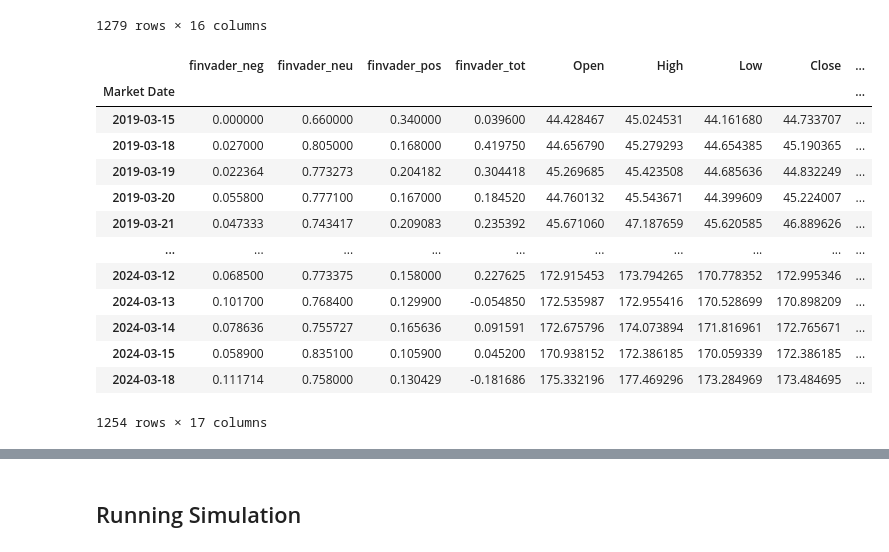
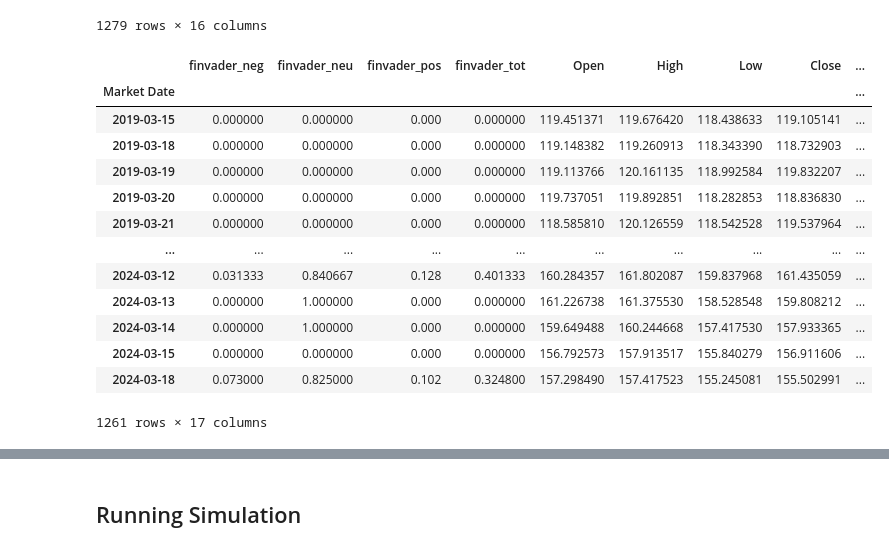
Before and after one commit to jguhit/Erdos-DS-2024-newsworthy, a Jupyter notebook: models/logistic.ipynb, the cells around one changed output, grey strips where cells are left out. Cells and saved outputs as stored; diff of their text form; code cells hidden in the pictures.

```diff
--- a/models/logistic.ipynb
+++ b/models/logistic.ipynb
@@ -107,6 +108,7 @@ df_mean
 labels = {'pos_art_count':'pos', 'neg_art_count':'neg', 'neu_art_count':'neu'}
 for l in labels:
     df_mean[l] = df_mean.apply(lambda x: counts.loc[x['Market Date'], x['Ticker']][labels[l]], axis = 1)
+df_mean.loc[df_mean['finvader_tot'].isna(), 'neu_art_count'] = 0
 df_mean['total_articles'] = df_mean['pos_art_count'] + df_mean['neg_art_count'] + df_mean['neu_art_count']
 # %%
 df_mean['Market Date'] = pd.to_datetime(df_mean['Market Date'])
@@ -153,7 +155,7 @@ ticker_frames['AAPL']
 # %%
 for tick, frame in ticker_frames.items():
     frame['3avg Open'] = frame['Open'].rolling(window = 3).mean()
-    frame['7avg Open'] = frame['Open'].rolling(window=-7).mean()
+    frame['7avg Open'] = frame['Open'].rolling(window= 7).mean()
 ticker_frames['AAPL']
 # %% [output]
 |  | finvader_neg | finvader_neu | finvader_pos | finvader_tot | Open | High | Low | Close | ... |
@@ -173,21 +175,24 @@ ticker_frames['AAPL']
 # %%
 for tick, frame in ticker_frames.items():
     frame['indicator'] = -frame['Open'] + frame.shift(-1)['Open']
     frame['indicator'] = frame['indicator'].apply(lambda x: 1 if x >= 0 else 0)
-    ticker_frames[tick] = frame[frame['finvader_tot'].notna()]
-ticker_frames['AAPL']
+    # ticker_frames[tick] = frame[frame['finvader_tot'].notna()]
+    c0 = frame.index.to_series().between(left = '2019-03-15', right = '2024-03-18', inclusive = 'both')
+    ticker_frames[tick] = frame[c0]
+    ticker_frames[tick] = ticker_frames[tick].fillna(0)
+ticker_frames['JNJ']
 # %% [output]
 |  | finvader_neg | finvader_neu | finvader_pos | finvader_tot | Open | High | Low | Close | ... |
 | Market Date |  |  |  |  |  |  |  |  | ... |
-| 2019-03-15 | 0.000000 | 0.660000 | 0.340000 | 0.039600 | 44.428467 | 45.024531 | 44.161680 | 44.733707 | ... |
-| 2019-03-18 | 0.027000 | 0.805000 | 0.168000 | 0.419750 | 44.656790 | 45.279293 | 44.654385 | 45.190365 | ... |
-| 2019-03-19 | 0.022364 | 0.773273 | 0.204182 | 0.304418 | 45.269685 | 45.423508 | 44.685636 | 44.832249 | ... |
-| 2019-03-20 | 0.055800 | 0.777100 | 0.167000 | 0.184520 | 44.760132 | 45.543671 | 44.399609 | 45.224007 | ... |
-| 2019-03-21 | 0.047333 | 0.743417 | 0.209083 | 0.235392 | 45.671060 | 47.187659 | 45.620585 | 46.889626 | ... |
+| 2019-03-15 | 0.000000 | 0.000000 | 0.000 | 0.000000 | 119.451371 | 119.676420 | 118.438633 | 119.105141 | ... |
+| 2019-03-18 | 0.000000 | 0.000000 | 0.000 | 0.000000 | 119.148382 | 119.260913 | 118.343390 | 118.732903 | ... |
+| 2019-03-19 | 0.000000 | 0.000000 | 0.000 | 0.000000 | 119.113766 | 120.161135 | 118.992584 | 119.832207 | ... |
+| 2019-03-20 | 0.000000 | 0.000000 | 0.000 | 0.000000 | 119.737051 | 119.892851 | 118.282853 | 118.836830 | ... |
+| 2019-03-21 | 0.000000 | 0.000000 | 0.000 | 0.000000 | 118.585810 | 120.126559 | 118.542528 | 119.537964 | ... |
 | ... | ... | ... | ... | ... | ... | ... | ... | ... | ... |
-| 2024-03-12 | 0.068500 | 0.773375 | 0.158000 | 0.227625 | 172.915453 | 173.794265 | 170.778352 | 172.995346 | ... |
-| 2024-03-13 | 0.101700 | 0.768400 | 0.129900 | -0.054850 | 172.535987 | 172.955416 | 170.528699 | 170.898209 | ... |
-| 2024-03-14 | 0.078636 | 0.755727 | 0.165636 | 0.091591 | 172.675796 | 174.073894 | 171.816961 | 172.765671 | ... |
-| 2024-03-15 | 0.058900 | 0.835100 | 0.105900 | 0.045200 | 170.938152 | 172.386185 | 170.059339 | 172.386185 | ... |
-| 2024-03-18 | 0.111714 | 0.758000 | 0.130429 | -0.181686 | 175.332196 | 177.469296 | 173.284969 | 173.484695 | ... |
+| 2024-03-12 | 0.031333 | 0.840667 | 0.128 | 0.401333 | 160.284357 | 161.802087 | 159.837968 | 161.435059 | ... |
+| 2024-03-13 | 0.000000 | 1.000000 | 0.000 | 0.000000 | 161.226738 | 161.375530 | 158.528548 | 159.808212 | ... |
+| 2024-03-14 | 0.000000 | 1.000000 | 0.000 | 0.000000 | 159.649488 | 160.244668 | 157.417530 | 157.933365 | ... |
+| 2024-03-15 | 0.000000 | 0.000000 | 0.000 | 0.000000 | 156.792573 | 157.913517 | 155.840279 | 156.911606 | ... |
+| 2024-03-18 | 0.073000 | 0.825000 | 0.102 | 0.324800 | 157.298490 | 157.417523 | 155.245081 | 155.502991 | ... |
-1254 rows × 17 columns
+1261 rows × 17 columns
```
Also changed, not shown: parts of 22 cells of this notebook, 6 other files.
